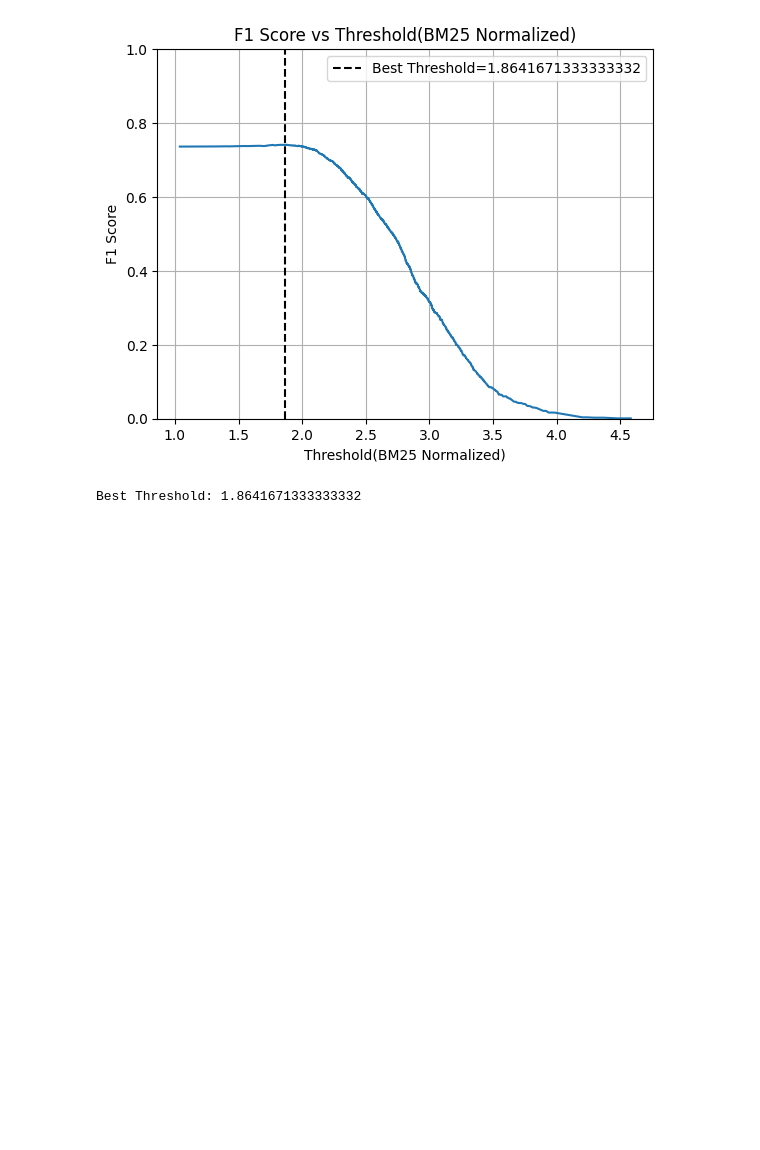
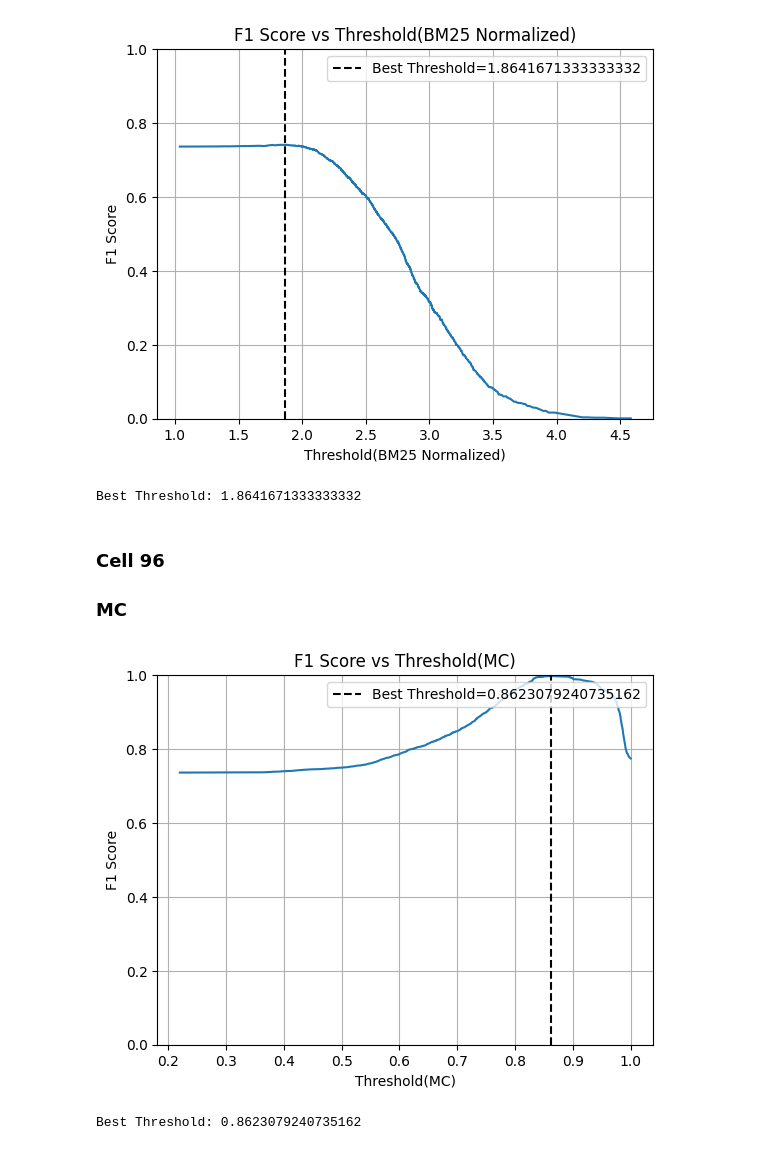
Before and after one commit to mehuu2000/tanigawa_paper, a Jupyter notebook: 4プログラム/preliminary_experiment.ipynb, the cells around one changed output. Saved outputs shown, nothing was run; the diff lists cells and outputs as text; code cells hidden in the pictures; blank space fills up the shorter version.

```diff
--- a/4プログラム/preliminary_experiment.ipynb
+++ b/4プログラム/preliminary_experiment.ipynb
@@ -1295,3 +1597,33 @@ print(f"Best Threshold: {best_t}")
 # %% [output]
 [figure]
 Best Threshold: 1.8641671333333332
+# %% [markdown]
+### Cell 96
+### MC
+# %%
+# Cell 97
+# モジュールの読み込み
+from sklearn.metrics import f1_score
+from sklearn.metrics import roc_curve
+import numpy as np
+# 全てのスコアとラベルを結合
+all_scores_mc = positive_mc_list + negative_mc_list
+all_labels_mc = [1] * len(positive_mc_list) + [0] * len(negative_mc_list)
+# 算出処理
+fpr, tpr, thresholds = roc_curve(all_labels_mc, all_scores_mc)
+f1_scores = [f1_score(all_labels_mc, (all_scores_mc >= t).astype(int)) for t in thresholds]
+best_t = thresholds[np.argmax(f1_scores)]
+
+plt.plot(thresholds, f1_scores)
+plt.axvline(best_t,color="black",linestyle="--",label=f"Best Threshold={best_t}")
+plt.ylim(0,1.0)
+plt.legend(loc="upper right")
+plt.xlabel("Threshold(MC)")
+plt.ylabel("F1 Score")
+plt.title("F1 Score vs Threshold(MC)")
+plt.grid(True)
+plt.show()
+print(f"Best Threshold: {best_t}")
+# %% [output]
+[figure, added]
+Best Threshold: 0.8623079240735162
```
Also changed, not shown: parts of 97 cells of this notebook, 1 other file.
